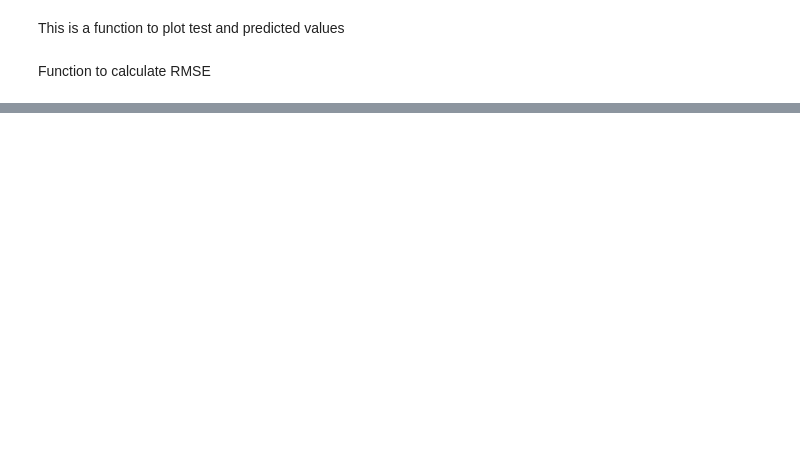
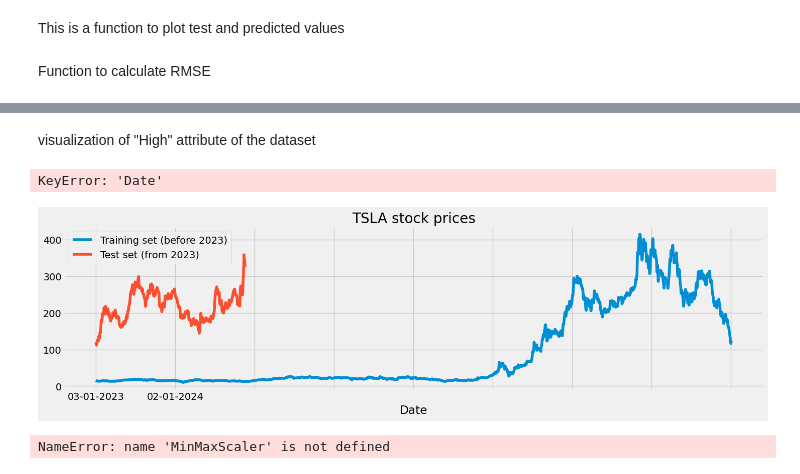
Before and after one commit to Partha-Suresh/XAI-Project, a Jupyter notebook: notebooks/Stock Regression/LSTM model stock price prediction.ipynb, the cells around one changed output, grey strips where cells are left out. Saved outputs shown, nothing was run; the diff lists cells and outputs as text; code cells hidden in the pictures; blank space fills up the shorter version.

```diff
--- a/notebooks/Stock Regression/LSTM model stock price prediction.ipynb
+++ b/notebooks/Stock Regression/LSTM model stock price prediction.ipynb
@@ -34,7 +44,9 @@ def return_rmse(test, predicted):
     rmse = math.sqrt(mean_squared_error(test, predicted))
     print("the root mean squared error is : {}.".format(rmse))
 # %%
-data = pd.read_csv("../../data/Stock Regression/TSLA Historical Data 2015-2024.csv", index_col='Date', parse_dates=["Date"])
+test = pd.read_csv("../../data/Stock Regression/Cleaned/TSLA test data.csv", index_col='Date', parse_dates=["Date"])
+train=pd.read_csv("../../data/Stock Regression/Cleaned/TSLA training data.csv",index_col='Date', parse_dates=["Date"])
 
-data.shape
+train.shape
+# test.shape
 # %% [output]
@@ -51,0 +64,20 @@ data.head(5)
+# %% [markdown]
+visualization of "High" attribute of the dataset
+# %%
+test['Date'] = pd.to_datetime(test['Date'])
+train['Date'] = pd.to_datetime(train['Date'])
+# %% [output]
+KeyError: 'Date'
+# %%
+train["High"].plot(figsize=(16,4), legend=True)
+test["High"].plot(figsize=(16,4), legend=True)
+plt.legend(["Training set (before 2023)", "Test set (from 2023)"])
+plt.title("TSLA stock prices")
+plt.show()
+# %% [output]
+[figure, added]
+# %%
+sc = MinMaxScaler(feature_range=(0,1))
+train_scaled = sc.fit_transform(train)
+# %% [output]
+NameError: name 'MinMaxScaler' is not defined
```
Also changed, not shown: parts of 5 cells of this notebook.
